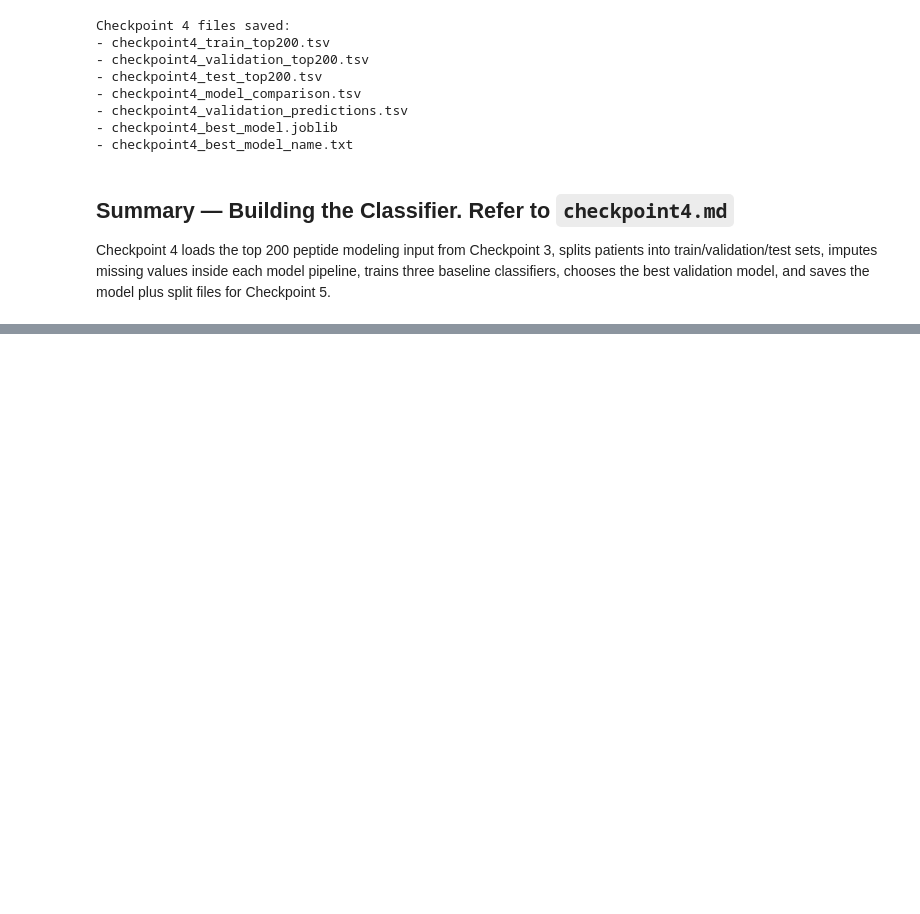
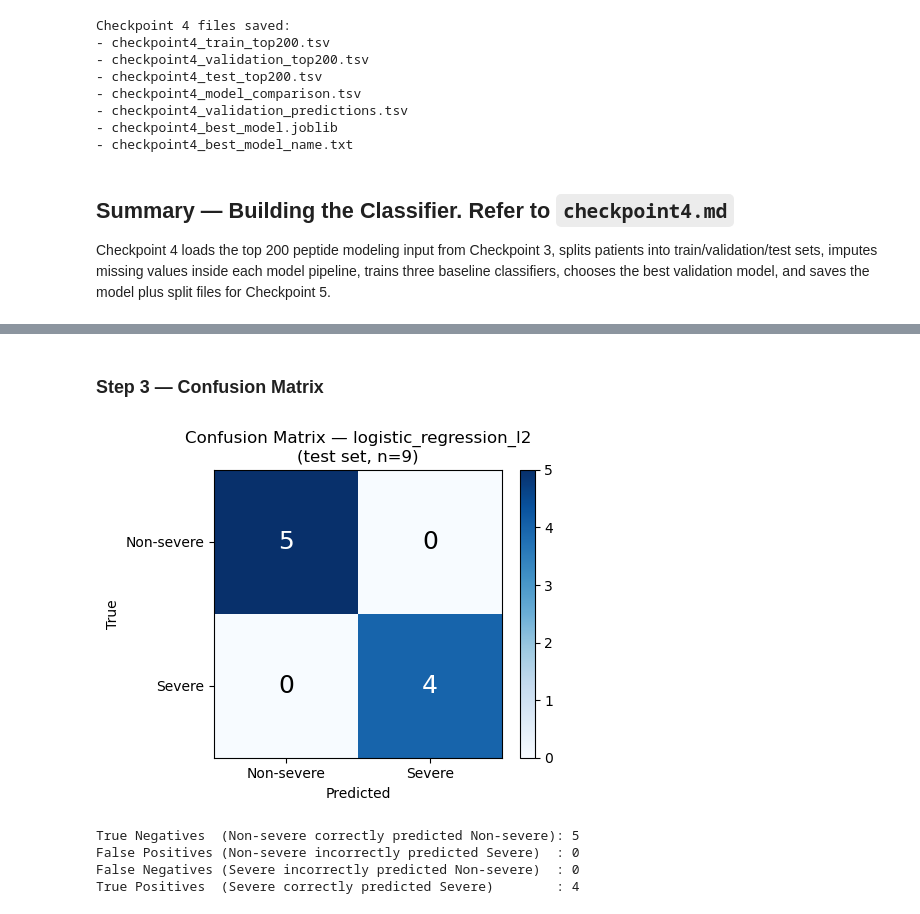
Before and after one commit to melvyn9/cse291b-covid19, a Jupyter notebook: modeling.ipynb, the cells around one changed output, grey strips where cells are left out. Cells and saved outputs as stored; diff of their text form; code cells hidden in the pictures; blank space fills up the shorter version.

```diff
--- a/modeling.ipynb
+++ b/modeling.ipynb
@@ -319,0 +424,37 @@ Checkpoint 4 loads the top 200 peptide modeling input from Checkpoint 3, splits
+# %% [markdown]
+### Step 3 — Confusion Matrix
+# %%
+import matplotlib.pyplot as plt
+
+cm = confusion_matrix(y_test, y_pred)
+labels = ["Non-severe", "Severe"]
+
+fig, ax = plt.subplots(figsize=(5, 4))
+im = ax.imshow(cm, cmap="Blues")
+
+ax.set_xticks([0, 1]); ax.set_xticklabels(labels)
+ax.set_yticks([0, 1]); ax.set_yticklabels(labels)
+ax.set_xlabel("Predicted")
+ax.set_ylabel("True")
+ax.set_title(f"Confusion Matrix — {best_model_name}\n(test set, n=9)")
+
+for i in range(2):
+    for j in range(2):
+        ax.text(j, i, cm[i, j], ha="center", va="center",
+                fontsize=18, color="white" if cm[i, j] > cm.max() / 2 else "black")
+
+plt.colorbar(im, ax=ax)
+plt.tight_layout()
+plt.show()
+
+tn, fp, fn, tp = cm.ravel()
+print(f"True Negatives  (Non-severe correctly predicted Non-severe): {tn}")
+print(f"False Positives (Non-severe incorrectly predicted Severe)  : {fp}")
+print(f"False Negatives (Severe incorrectly predicted Non-severe)  : {fn}")
+print(f"True Positives  (Severe correctly predicted Severe)        : {tp}")
+# %% [output]
+[figure, added]
+True Negatives  (Non-severe correctly predicted Non-severe): 5
+False Positives (Non-severe incorrectly predicted Severe)  : 0
+False Negatives (Severe incorrectly predicted Non-severe)  : 0
+True Positives  (Severe correctly predicted Severe)        : 4
```
Also changed, not shown: parts of 7 cells of this notebook, 3 other files.
